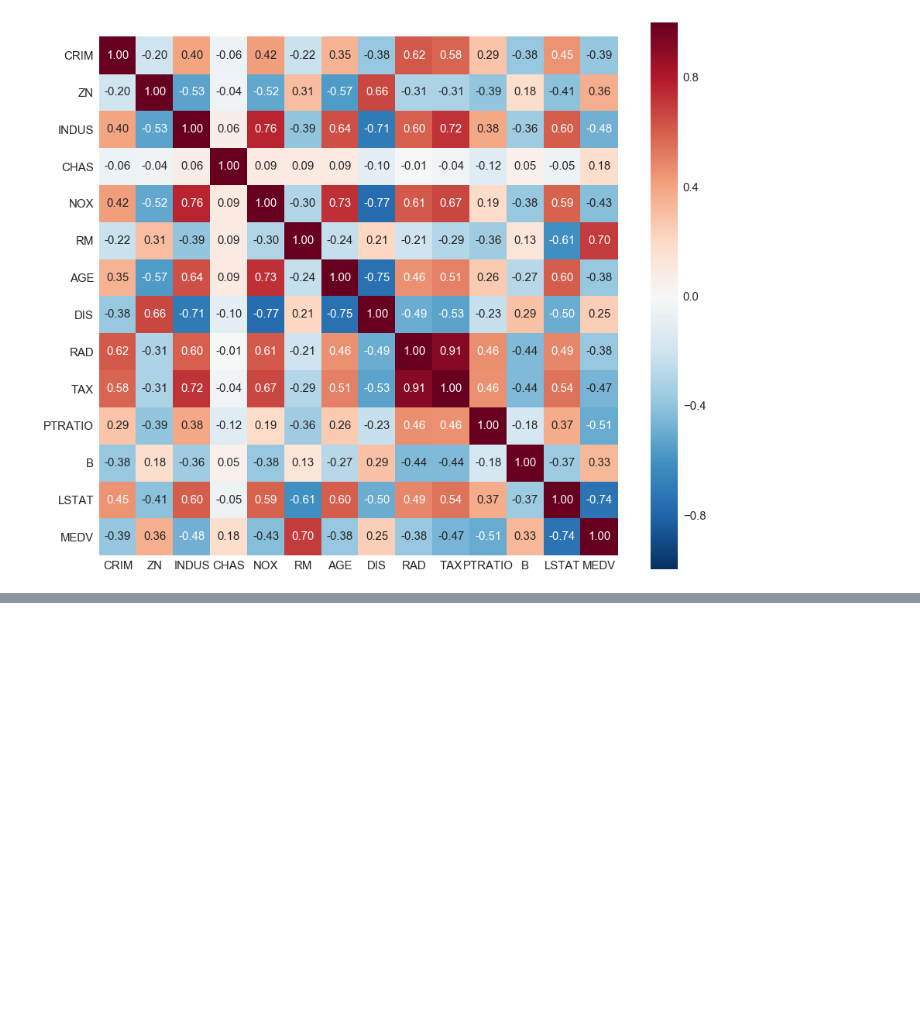
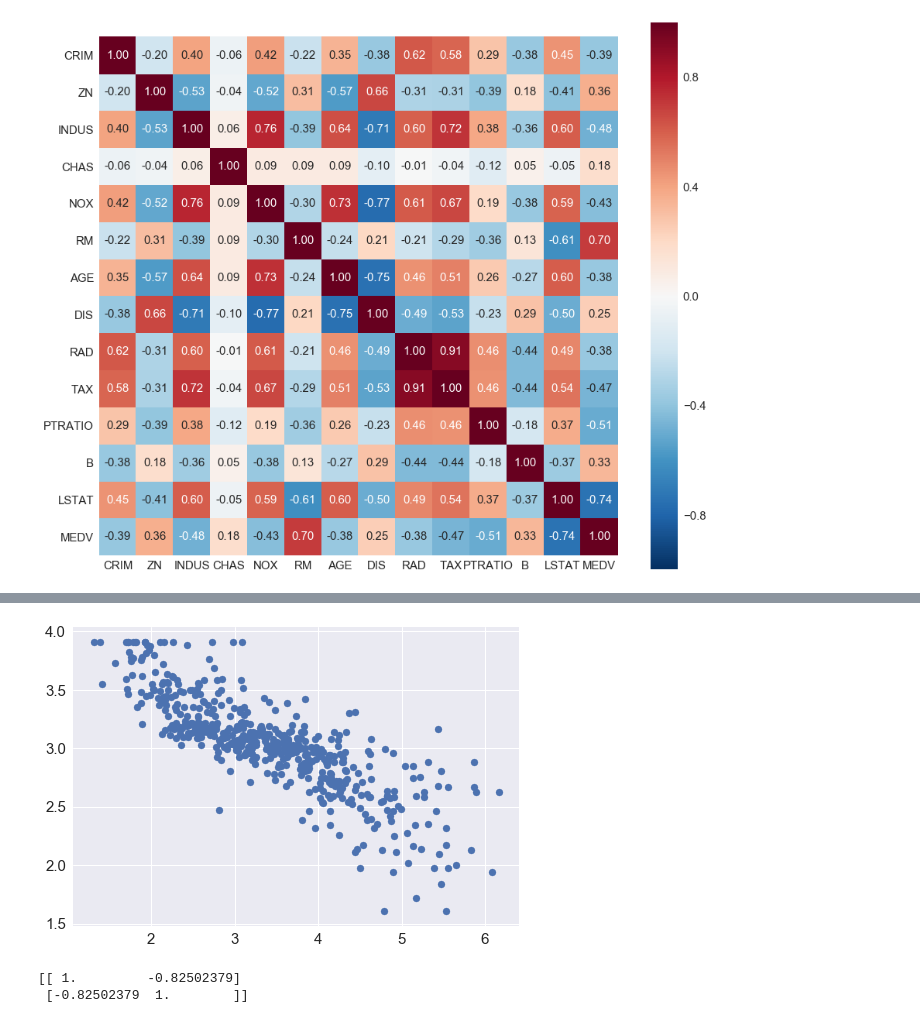
Before and after one commit to juifa-tsai/workbook_MachineLearning, a Jupyter notebook: Python_ML_SR/Chapter_10/example_01_EDA.ipynb, the cells around one changed output, grey strips where cells are left out. Cells and saved outputs as stored; diff of their text form; code cells hidden in the pictures; blank space fills up the shorter version.

```diff
--- a/Python_ML_SR/Chapter_10/example_01_EDA.ipynb
+++ b/Python_ML_SR/Chapter_10/example_01_EDA.ipynb
@@ -90,0 +113,14 @@ plt.savefig('figs/correlation.png')
+# %%
+# Some feature can be transfer with mathmatical way
+X_sqrt = np.sqrt(df[['LSTAT']])
+y_log = np.log(df['MEDV'])
+plt.scatter( X_sqrt, y_log )
+plt.show()
+# %% [output]
+[figure, added]
+# %%
+cm = np.corrcoef( X_sqrt.T, y_log )
+print cm
+# %% [output]
+[[ 1.         -0.82502379]
+ [-0.82502379  1.        ]]
```
Also changed, not shown: parts of 4 cells of this notebook, 1 other file.
